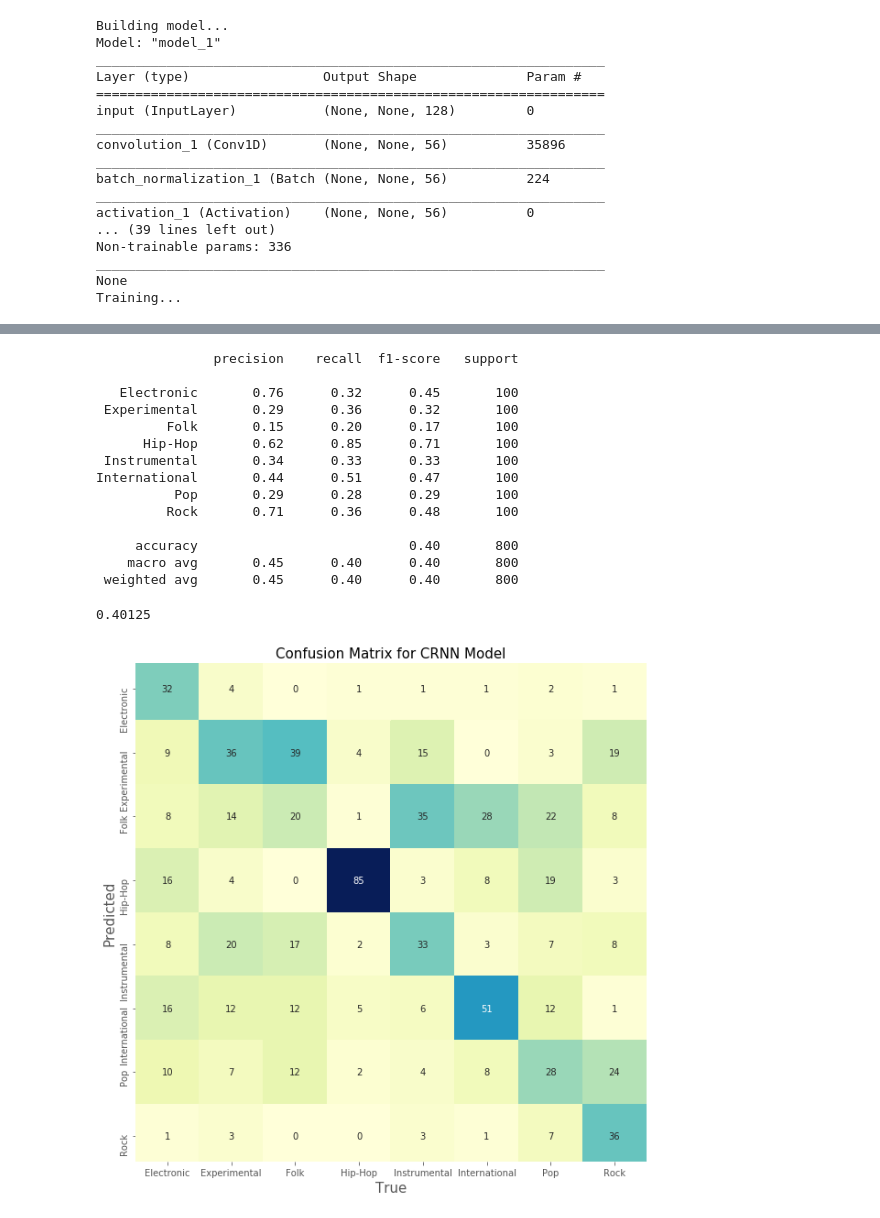
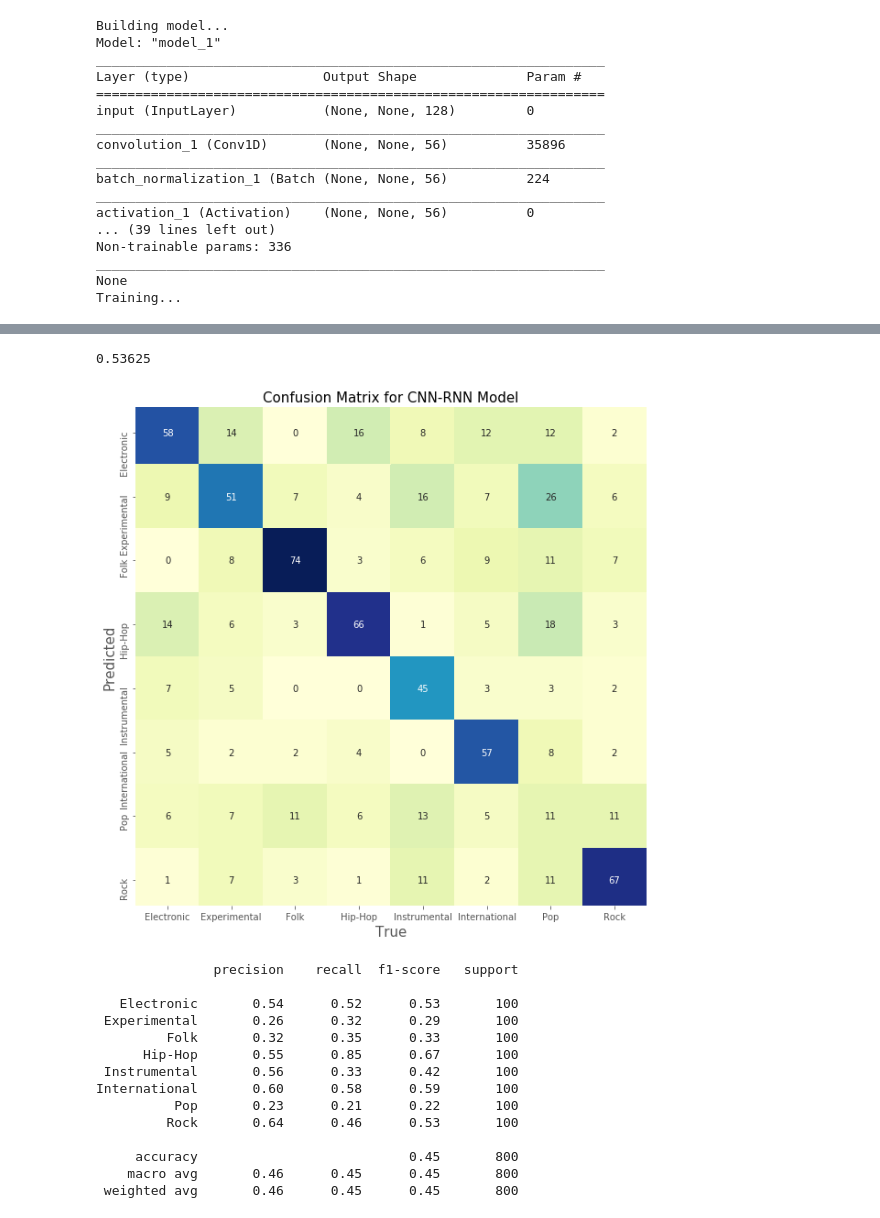
Before and after one commit to ddiaz164/music_genres, a Jupyter notebook: notebooks/models.ipynb, the cells around one changed output, grey strips where cells are left out. Drawn from its saved outputs; the diff is of its cells as text; code cells hidden in the pictures.

```diff
--- a/notebooks/models.ipynb
+++ b/notebooks/models.ipynb
@@ -128,0 +274,6 @@ crnn_model = load_model('../saved_variables/crnn_weights.best.hdf5')
+# %%
+cnn_rnn_model = load_model('../saved_variables/cnn_rnn_weights.hdf5')
+# %%
+y_true = np.argmax(y_val, axis=1)
+y_pred = np.argmax(cnn_rnn_model.predict(X_val), axis=1)
+print(classification_report(y_true, y_pred, labels=list(genre_dict.values()), target_names=genre_dict.keys()))
@@ -129,36 +295,37 @@ crnn_model = load_model('../saved_variables/crnn_weights.best.hdf5')
+# %%
+print(accuracy_score(y_true, y_pred))
+# %% [output]
+0.53625
+# %%
+mat = confusion_matrix(y_true, y_pred)
+fig, ax = plt.subplots(figsize=(12,10))
+sns.heatmap(mat.T, square=True, annot=True, fmt='d', cbar=False, cmap='YlGnBu',
+            xticklabels=genre_dict.keys(),
+            yticklabels=genre_dict.keys(), ax=ax)
+plt.xlabel('True', size=15)
+plt.ylabel('Predicted', size=15)
+plt.title('Confusion Matrix for CNN-RNN Model', size=15)
+ax.set_ylim(8-0.1, 0.1)
+plt.savefig('../images/cnn_rnn_conf_mat.png')
+# %% [output]
+[figure, added]
 # %%
-y_pred = crnn_model.predict(X_test)
-y_pred = np.argmax(y_pred, axis=1)
-print(classification_report(y_test, y_pred, labels=list(genre_dict.values()), target_names=genre_dict.keys()))
+y_true = y_test
+X_test = np.expand_dims(X_test, axis= -1)
+y_pred = np.argmax(cnn_rnn_model.predict(X_test), axis=1)
+print(classification_report(y_true, y_pred, labels=list(genre_dict.values()), target_names=genre_dict.keys()))
 # %% [output]
                precision    recall  f1-score   support
 
-   Electronic       0.76      0.32      0.45       100
- Experimental       0.29      0.36      0.32       100
-         Folk       0.15      0.20      0.17       100
-      Hip-Hop       0.62      0.85      0.71       100
- Instrumental       0.34      0.33      0.33       100
-International       0.44      0.51      0.47       100
-          Pop       0.29      0.28      0.29       100
-         Rock       0.71      0.36      0.48       100
+   Electronic       0.54      0.52      0.53       100
+ Experimental       0.26      0.32      0.29       100
+         Folk       0.32      0.35      0.33       100
+      Hip-Hop       0.55      0.85      0.67       100
+ Instrumental       0.56      0.33      0.42       100
+International       0.60      0.58      0.59       100
+          Pop       0.23      0.21      0.22       100
+         Rock       0.64      0.46      0.53       100
 
-     accuracy                           0.40       800
-    macro avg       0.45      0.40      0.40       800
- weighted avg       0.45      0.40      0.40       800
+     accuracy                           0.45       800
+    macro avg       0.46      0.45      0.45       800
+ weighted avg       0.46      0.45      0.45       800
-# %%
-print(accuracy_score(y_test, y_pred))
-# %% [output]
-0.40125
-# %%
-mat = confusion_matrix(y_test, y_pred)
-fig, ax = plt.subplots(figsize=(12,10))
-sns.heatmap(mat.T, square=True, annot=True, fmt='d', cbar=False, cmap='YlGnBu',
-            xticklabels=genre_dict.keys(),
-            yticklabels=genre_dict.keys(), ax=ax)
-plt.xlabel('True', size=15)
-plt.ylabel('Predicted', size=15)
-plt.title('Confusion Matrix for CRNN Model', size=15)
-ax.set_ylim(8-0.1, 0.1)
-plt.savefig('../images/crnn_conf_mat.png')
-# %% [output]
-[figure, removed]
```
Also changed, not shown: parts of 11 cells of this notebook, 2 other files.
